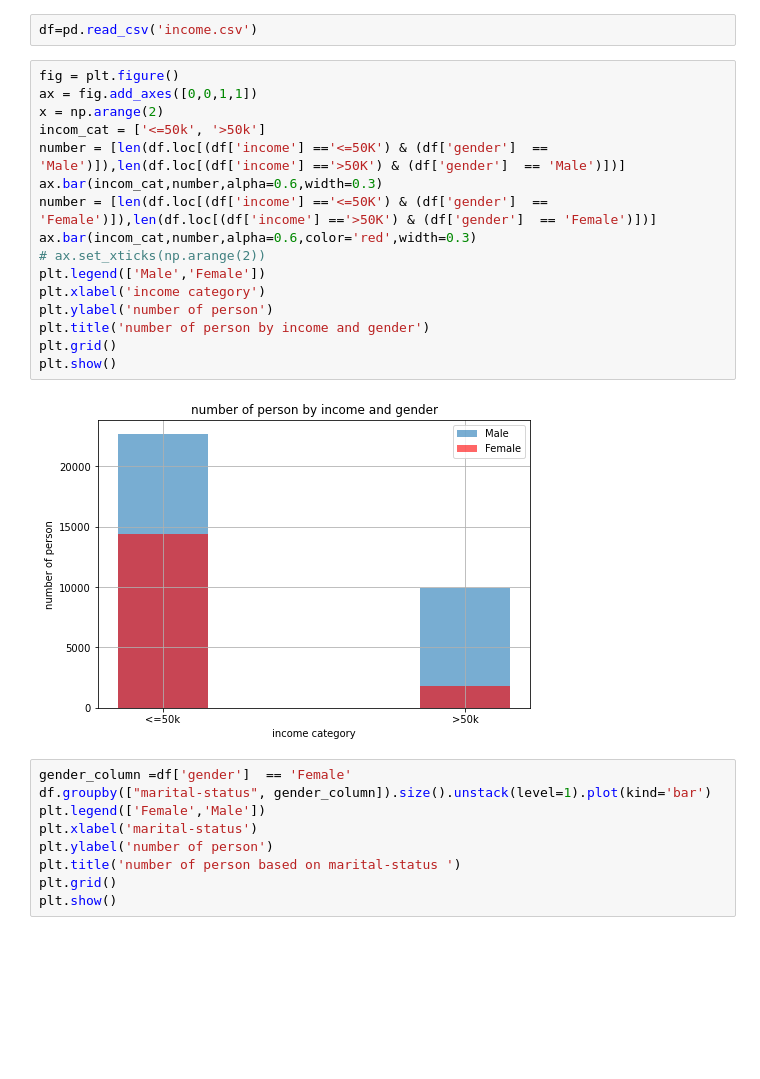
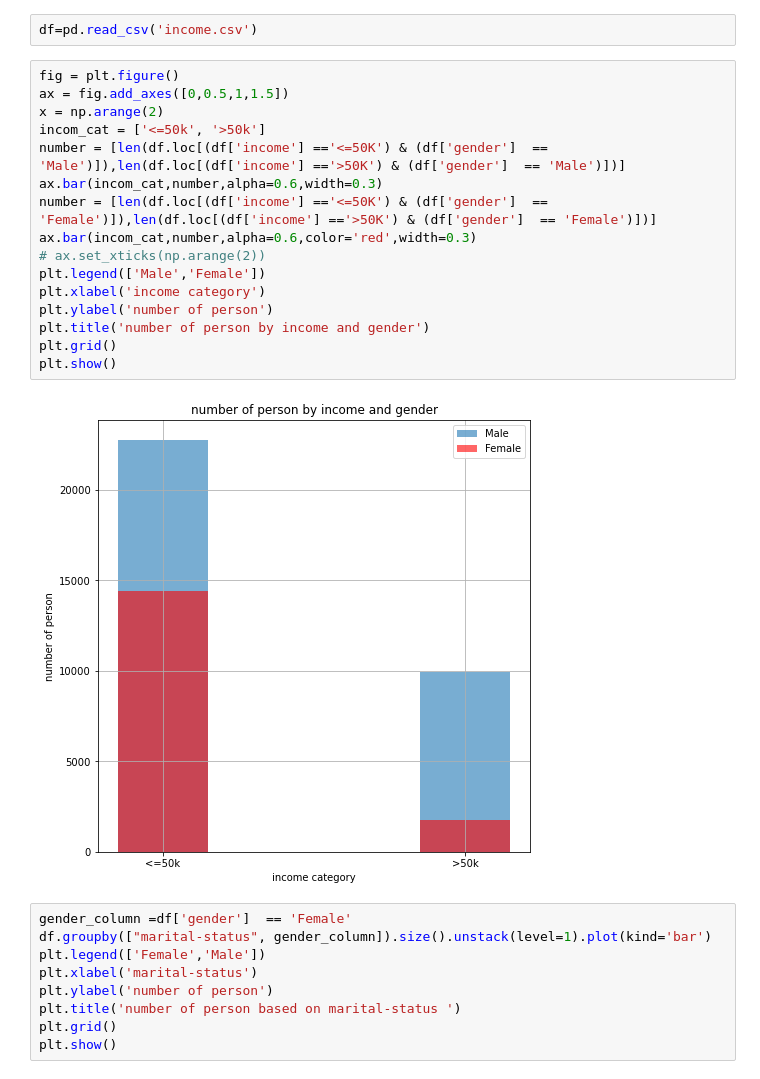
Before and after one commit to FatemeMarzani/DataAnalysis_Course, a Jupyter notebook: exam/q3_odd.ipynb, the cells around one changed output. Cells and saved outputs as stored; diff of their text form; blank space fills up the shorter version.

```diff
--- a/exam/q3_odd.ipynb
+++ b/exam/q3_odd.ipynb
@@ -6,22 +6,22 @@ import numpy as np
 df=pd.read_csv('income.csv')
 # %%
 fig = plt.figure()
-ax = fig.add_axes([0,0,1,1])
+ax = fig.add_axes([0,0.5,1,1.5])
 x = np.arange(2)
 incom_cat = ['<=50k', '>50k']
 number = [len(df.loc[(df['income'] =='<=50K') & (df['gender']  == 'Male')]),len(df.loc[(df['income'] =='>50K') & (df['gender']  == 'Male')])]
 ax.bar(incom_cat,number,alpha=0.6,width=0.3)
 number = [len(df.loc[(df['income'] =='<=50K') & (df['gender']  == 'Female')]),len(df.loc[(df['income'] =='>50K') & (df['gender']  == 'Female')])]
 ax.bar(incom_cat,number,alpha=0.6,color='red',width=0.3)
 # ax.set_xticks(np.arange(2))
 plt.legend(['Male','Female'])
 plt.xlabel('income category')
 plt.ylabel('number of person')
 plt.title('number of person by income and gender')
 plt.grid()
 plt.show()
 # %% [output]
-[figure, old version]
+[figure, new version]
 # %%
 gender_column =df['gender']  == 'Female'
 df.groupby(["marital-status", gender_column]).size().unstack(level=1).plot(kind='bar')
```
Also changed, not shown: 15 other files.
